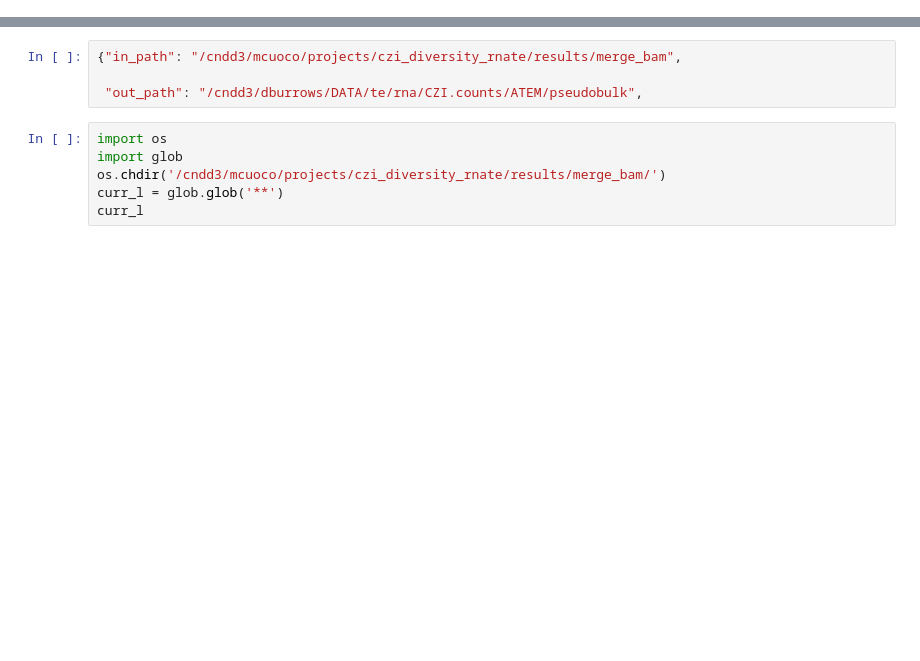
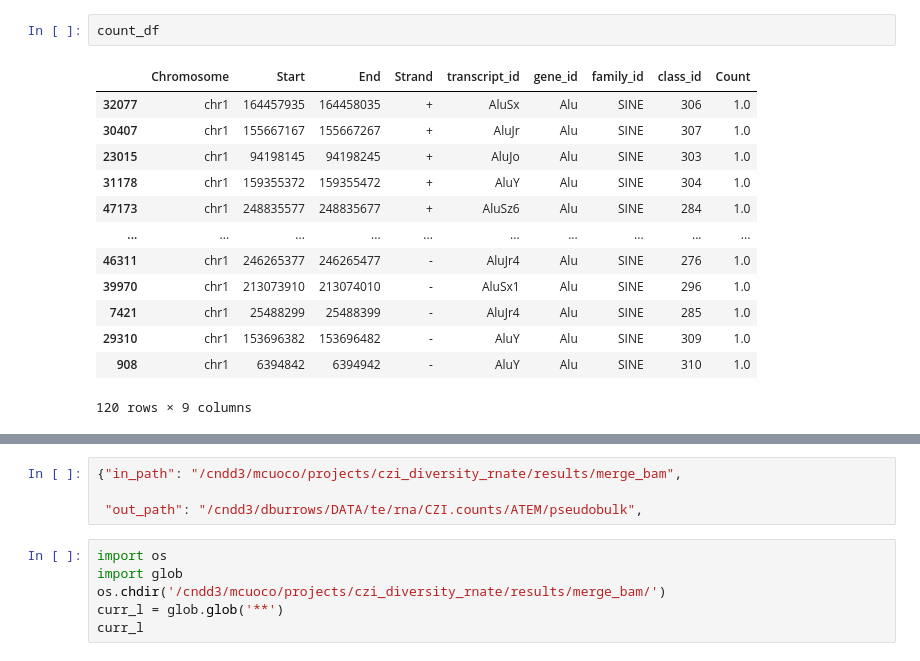
Before and after one commit to dmnburrows/line1_ageing, a Jupyter notebook: workspace.ipynb, the cells around one changed output, grey strips where cells are left out. Cells and saved outputs as stored; diff of their text form; blank space fills up the shorter version.

```diff
--- a/workspace.ipynb
+++ b/workspace.ipynb
@@ -5,0 +134,16 @@ from admin_tools import admin_functions as adm
+# %%
+count_df
+# %% [output]
+|  | Chromosome | Start | End | Strand | transcript_id | gene_id | family_id | class_id | Count |
+| 32077 | chr1 | 164457935 | 164458035 | + | AluSx | Alu | SINE | 306 | 1.0 |
+| 30407 | chr1 | 155667167 | 155667267 | + | AluJr | Alu | SINE | 307 | 1.0 |
+| 23015 | chr1 | 94198145 | 94198245 | + | AluJo | Alu | SINE | 303 | 1.0 |
+| 31178 | chr1 | 159355372 | 159355472 | + | AluY | Alu | SINE | 304 | 1.0 |
+| 47173 | chr1 | 248835577 | 248835677 | + | AluSz6 | Alu | SINE | 284 | 1.0 |
+| ... | ... | ... | ... | ... | ... | ... | ... | ... | ... |
+| 46311 | chr1 | 246265377 | 246265477 | - | AluJr4 | Alu | SINE | 276 | 1.0 |
+| 39970 | chr1 | 213073910 | 213074010 | - | AluSx1 | Alu | SINE | 296 | 1.0 |
+| 7421 | chr1 | 25488299 | 25488399 | - | AluJr4 | Alu | SINE | 285 | 1.0 |
+| 29310 | chr1 | 153696382 | 153696482 | - | AluY | Alu | SINE | 309 | 1.0 |
+| 908 | chr1 | 6394842 | 6394942 | - | AluY | Alu | SINE | 310 | 1.0 |
+120 rows × 9 columns
```
Also changed, not shown: parts of 20 cells of this notebook, 26 other files.
